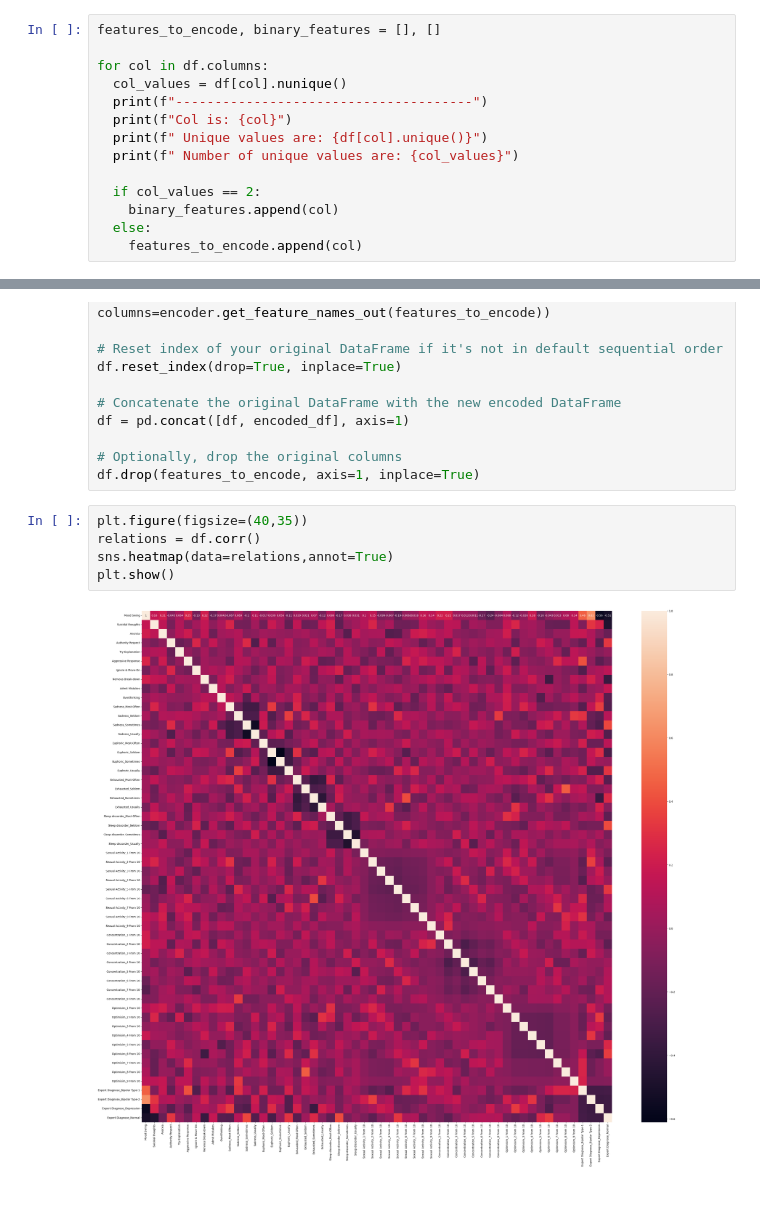
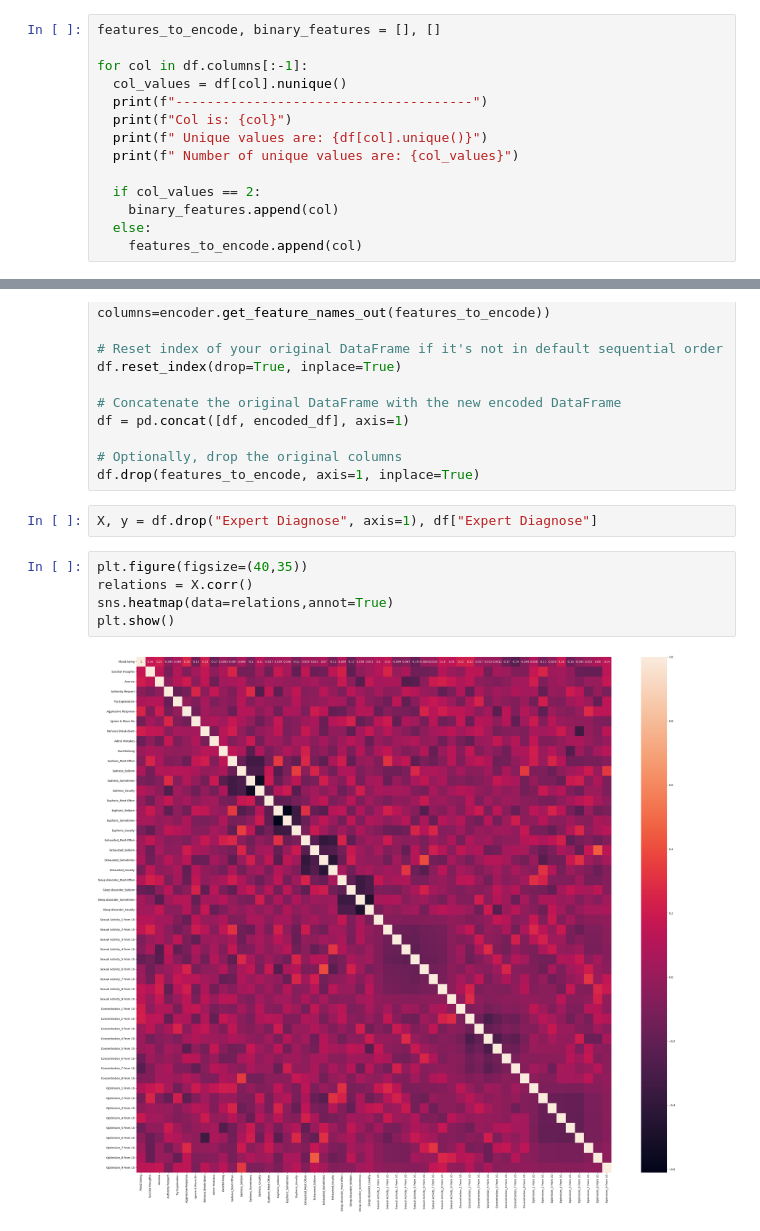
Before and after one commit to MaukanMir/Mental-Disorder-Classification, a Jupyter notebook: training.ipynb, the cells around one changed output, grey strips where cells are left out. Cells and saved outputs as stored; diff of their text form; blank space fills up the shorter version.

```diff
--- a/training.ipynb
+++ b/training.ipynb
@@ -118,7 +118,7 @@ df.duplicated().sum()
 # %%
 features_to_encode, binary_features = [], []
 
-for col in df.columns:
+for col in df.columns[:-1]:
   col_values = df[col].nunique()
   print(f"--------------------------------------")
   print(f"Col is: {col}")
@@ -216,11 +189,13 @@ df = pd.concat([df, encoded_df], axis=1)
 
 # Optionally, drop the original columns
 df.drop(features_to_encode, axis=1, inplace=True)
+# %%
+X, y = df.drop("Expert Diagnose", axis=1), df["Expert Diagnose"]
 # %%
 plt.figure(figsize=(40,35))
-relations = df.corr()
+relations = X.corr()
 sns.heatmap(data=relations,annot=True)
 plt.show()
 # %% [output]
-[figure, old version]
+[figure, new version]
 # %%
```
Also changed, not shown: parts of 7 cells of this notebook.
